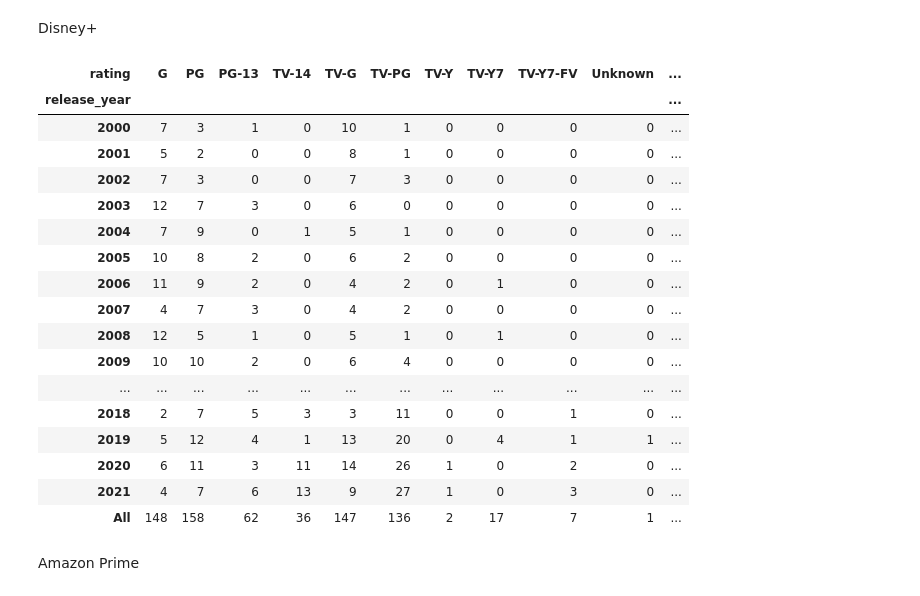
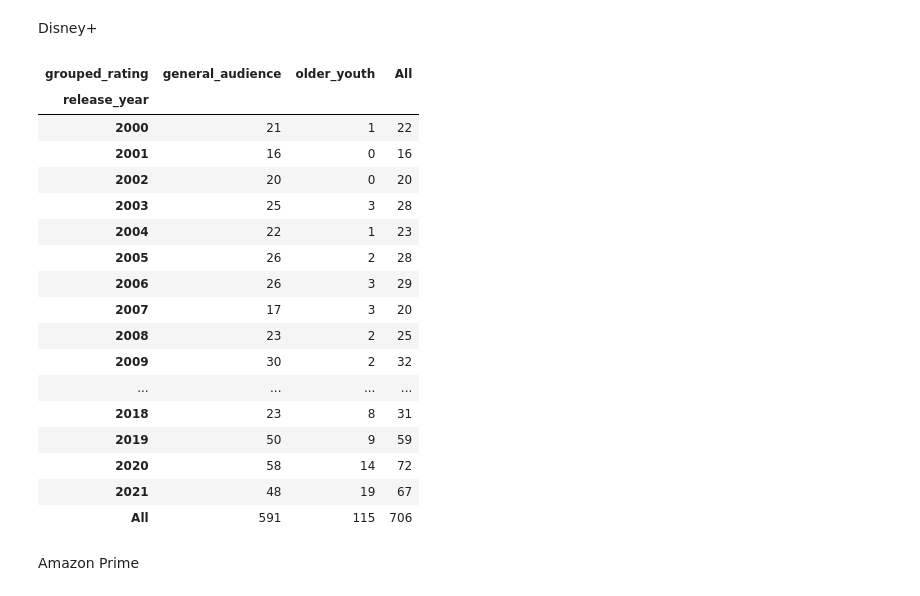
Before and after one commit to EMGuyant/streaming_service_analysis, a Jupyter notebook: streaming_services_analysis.ipynb, the cells around one changed output. Drawn from its saved outputs; the diff is of its cells as text; code cells hidden in the pictures.

```diff
--- a/streaming_services_analysis.ipynb
+++ b/streaming_services_analysis.ipynb
@@ -688,29 +709,37 @@ pivot
 # %% [markdown]
 Disney+
 # %%
+mature_audience = ['NC-17', 'R', 'TV-MA', '18+']
+older_youth = ['PG-13', 'TV-14', 'TV-Y7', 'TY-Y7-FV', '13+', '16+', '7+']
+general_audience = ['TV-Y', 'TV-G', 'G', 'PG', 'TV-PG', 'ALL']
+
 df = dataframe_dict['clean_data']['disney']
+df.loc[df['rating'].isin(mature_audience), 'grouped_rating'] = 'mature_audience'
+df.loc[df['rating'].isin(older_youth), 'grouped_rating'] = 'older_youth'
+df.loc[df['rating'].isin(general_audience), 'grouped_rating'] = 'general_audience'
+
 data = df[(df['type'] == 'Movie') & (df['release_year'] >= 2000)]
-pivot = data.pivot_table(values='title', index='release_year', columns='rating', aggfunc='count', fill_value=0, margins=True)
+pivot = data.pivot_table(values='title', index='release_year', columns='grouped_rating', aggfunc='count', fill_value=0, margins=True)
 pivot
 # %% [output]
-| rating | G | PG | PG-13 | TV-14 | TV-G | TV-PG | TV-Y | TV-Y7 | TV-Y7-FV | Unknown | ... |
-| release_year |  |  |  |  |  |  |  |  |  |  | ... |
-| 2000 | 7 | 3 | 1 | 0 | 10 | 1 | 0 | 0 | 0 | 0 | ... |
-| 2001 | 5 | 2 | 0 | 0 | 8 | 1 | 0 | 0 | 0 | 0 | ... |
-| 2002 | 7 | 3 | 0 | 0 | 7 | 3 | 0 | 0 | 0 | 0 | ... |
-| 2003 | 12 | 7 | 3 | 0 | 6 | 0 | 0 | 0 | 0 | 0 | ... |
-| 2004 | 7 | 9 | 0 | 1 | 5 | 1 | 0 | 0 | 0 | 0 | ... |
-| 2005 | 10 | 8 | 2 | 0 | 6 | 2 | 0 | 0 | 0 | 0 | ... |
-| 2006 | 11 | 9 | 2 | 0 | 4 | 2 | 0 | 1 | 0 | 0 | ... |
-| 2007 | 4 | 7 | 3 | 0 | 4 | 2 | 0 | 0 | 0 | 0 | ... |
-| 2008 | 12 | 5 | 1 | 0 | 5 | 1 | 0 | 1 | 0 | 0 | ... |
-| 2009 | 10 | 10 | 2 | 0 | 6 | 4 | 0 | 0 | 0 | 0 | ... |
-| ... | ... | ... | ... | ... | ... | ... | ... | ... | ... | ... | ... |
-| 2018 | 2 | 7 | 5 | 3 | 3 | 11 | 0 | 0 | 1 | 0 | ... |
-| 2019 | 5 | 12 | 4 | 1 | 13 | 20 | 0 | 4 | 1 | 1 | ... |
-| 2020 | 6 | 11 | 3 | 11 | 14 | 26 | 1 | 0 | 2 | 0 | ... |
-| 2021 | 4 | 7 | 6 | 13 | 9 | 27 | 1 | 0 | 3 | 0 | ... |
-| All | 148 | 158 | 62 | 36 | 147 | 136 | 2 | 17 | 7 | 1 | ... |
+| grouped_rating | general_audience | older_youth | All |
+| release_year |  |  |  |
+| 2000 | 21 | 1 | 22 |
+| 2001 | 16 | 0 | 16 |
+| 2002 | 20 | 0 | 20 |
+| 2003 | 25 | 3 | 28 |
+| 2004 | 22 | 1 | 23 |
+| 2005 | 26 | 2 | 28 |
+| 2006 | 26 | 3 | 29 |
+| 2007 | 17 | 3 | 20 |
+| 2008 | 23 | 2 | 25 |
+| 2009 | 30 | 2 | 32 |
+| ... | ... | ... | ... |
+| 2018 | 23 | 8 | 31 |
+| 2019 | 50 | 9 | 59 |
+| 2020 | 58 | 14 | 72 |
+| 2021 | 48 | 19 | 67 |
+| All | 591 | 115 | 706 |
 # %% [markdown]
 Amazon Prime
 # %%
```
Also changed, not shown: parts of 8 cells of this notebook.
